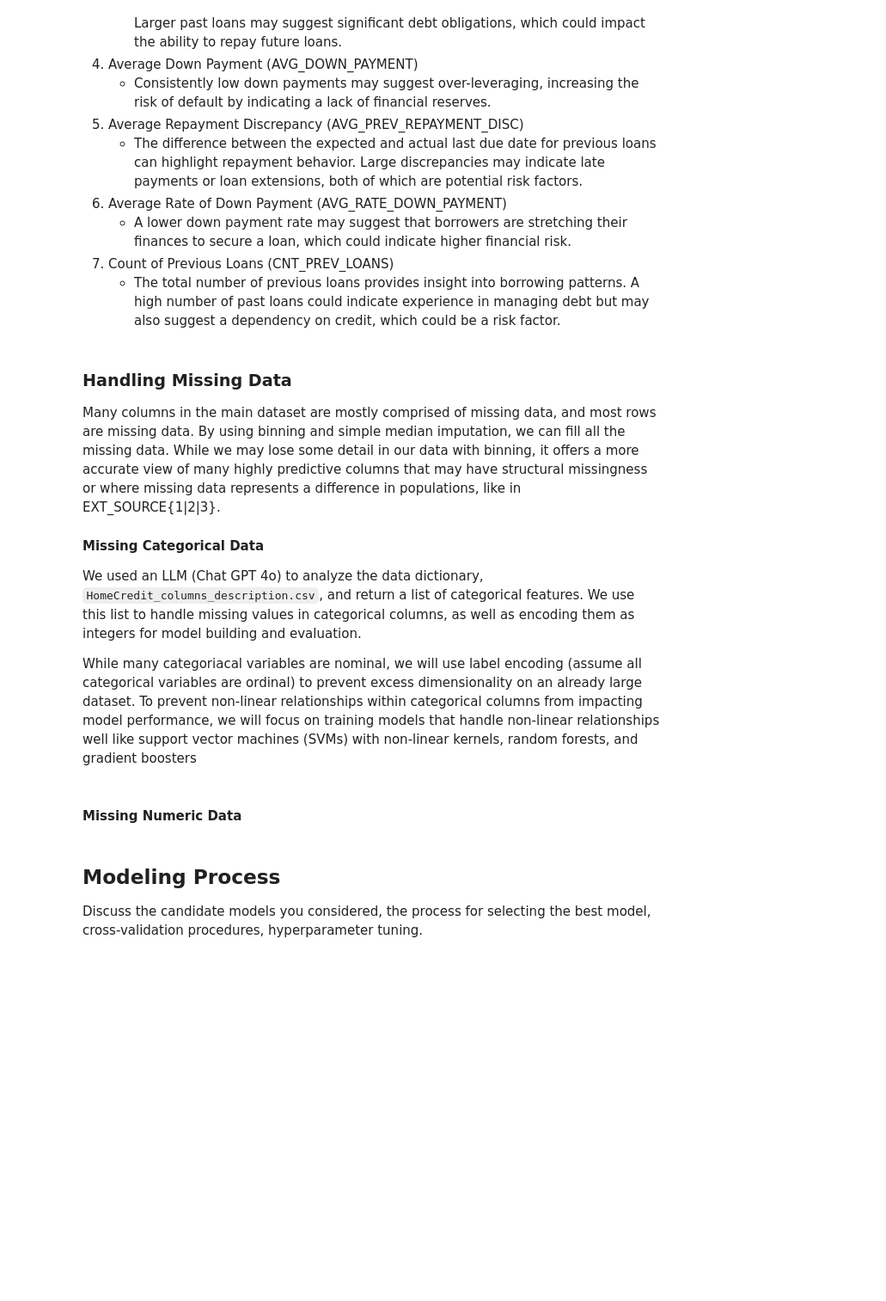
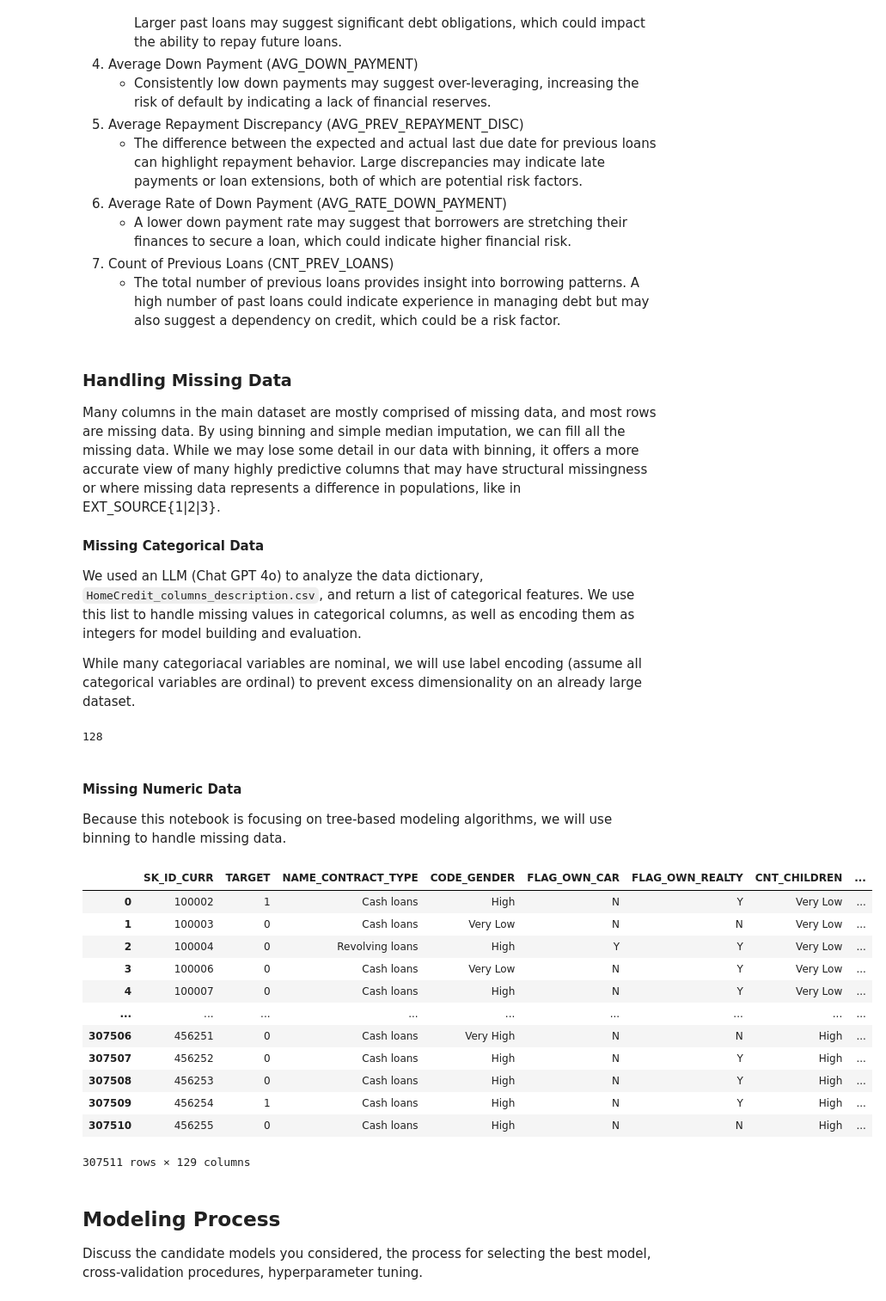
Before and after one commit to spencer-brothers/STAR-Analytics, a Jupyter notebook: Home-Credit-Default-Risk.ipynb, the cells around one changed output. Shown: that part at 86% size. Saved outputs shown, nothing was run; the diff lists cells and outputs as text; code cells hidden in the pictures; blank space fills up the shorter version.

Commit message:
finished data preparation

```diff
--- a/Home-Credit-Default-Risk.ipynb
+++ b/Home-Credit-Default-Risk.ipynb
@@ -146,7 +147,7 @@ Many columns in the main dataset are mostly comprised of missing data, and most
 
 We used an LLM (Chat GPT 4o) to analyze the data dictionary, `HomeCredit_columns_description.csv`, and return a list of categorical features. We use this list to handle missing values in categorical columns, as well as encoding them as integers for model building and evaluation.
 
-While many categoriacal variables are nominal, we will use label encoding (assume all categorical variables are ordinal) to prevent excess dimensionality on an already large dataset. To prevent non-linear relationships within categorical columns from impacting model performance, we will focus on training models that handle non-linear relationships well like support vector machines (SVMs) with non-linear kernels, random forests, and gradient boosters
+While many categoriacal variables are nominal, we will use label encoding (assume all categorical variables are ordinal) to prevent excess dimensionality on an already large dataset.
 # %%
 categorical_columns = [
     'TARGET', 'NAME_CONTRACT_TYPE', 'FLAG_OWN_CAR', 'FLAG_OWN_REALTY', 'NAME_TYPE_SUITE', 'NAME_INCOME_TYPE', 'NAME_EDUCATION_TYPE', 'NAME_FAMILY_STATUS', 'NAME_HOUSING_TYPE',
@@ -161,15 +162,43 @@ categorical_columns = [
     'REG_REGION_NOT_WORK_REGION', 'LIVE_REGION_NOT_WORK_REGION', 'REG_CITY_NOT_LIVE_CITY', 'REG_CITY_NOT_WORK_CITY', 'LIVE_CITY_NOT_WORK_CITY'
 ]
 
-numeric_columns = [col for col in app_train.columns.values if col not in categorical_columns]
-# len(numeric_columns) + len(categorical_columns) # sanity check: should be 122
+numeric_columns = [col for col in train_merged.columns.values if col not in categorical_columns]
+numeric_columns.remove('SK_ID_CURR')
+print(len(numeric_columns) + len(categorical_columns)) # sanity check: should be 128 = app_cols + agg_cols - 1 (ID_col)
 
-# encode categorical columns
 for col in tqdm(categorical_columns):
-  le = LabelEncoder()
-  app_train[col] = le.fit_transform(app_train[col].astype(str))
+  train_merged[col] = train_merged[col].astype(str).fillna('missing')
+# %% [output]
+128
 # %% [markdown]
 #### Missing Numeric Data
+
+Because this notebook is focusing on tree-based modeling algorithms, we will use binning to handle missing data.
+# %%
+# Bin numerical columns with many missing values using quantiles and add "NO DATA" category
+labels = ["Very Low", "Low", "Medium", "High", "Very High"]
+for col in tqdm(numeric_columns):
+    train_merged[col] = pd.qcut(train_merged[col].rank(method='first'), q=5, duplicates='drop',
+                             labels=labels).astype(str).fillna('missing')
+# %%
+# fill missing values with 'missing'
+train_merged.replace('nan','missing',inplace=True)
+# %%
+train_merged
+# %% [output]
+|  | SK_ID_CURR | TARGET | NAME_CONTRACT_TYPE | CODE_GENDER | FLAG_OWN_CAR | FLAG_OWN_REALTY | CNT_CHILDREN | ... |
+| 0 | 100002 | 1 | Cash loans | High | N | Y | Very Low | ... |
+| 1 | 100003 | 0 | Cash loans | Very Low | N | N | Very Low | ... |
+| 2 | 100004 | 0 | Revolving loans | High | Y | Y | Very Low | ... |
+| 3 | 100006 | 0 | Cash loans | Very Low | N | Y | Very Low | ... |
+| 4 | 100007 | 0 | Cash loans | High | N | Y | Very Low | ... |
+| ... | ... | ... | ... | ... | ... | ... | ... | ... |
+| 307506 | 456251 | 0 | Cash loans | Very High | N | N | High | ... |
+| 307507 | 456252 | 0 | Cash loans | High | N | Y | High | ... |
+| 307508 | 456253 | 0 | Cash loans | High | N | Y | High | ... |
+| 307509 | 456254 | 1 | Cash loans | High | N | Y | High | ... |
+| 307510 | 456255 | 0 | Cash loans | High | N | N | High | ... |
+307511 rows × 129 columns
 # %% [markdown]
 ## Modeling Process
 
```
Also changed, not shown: parts of 2 cells of this notebook.
